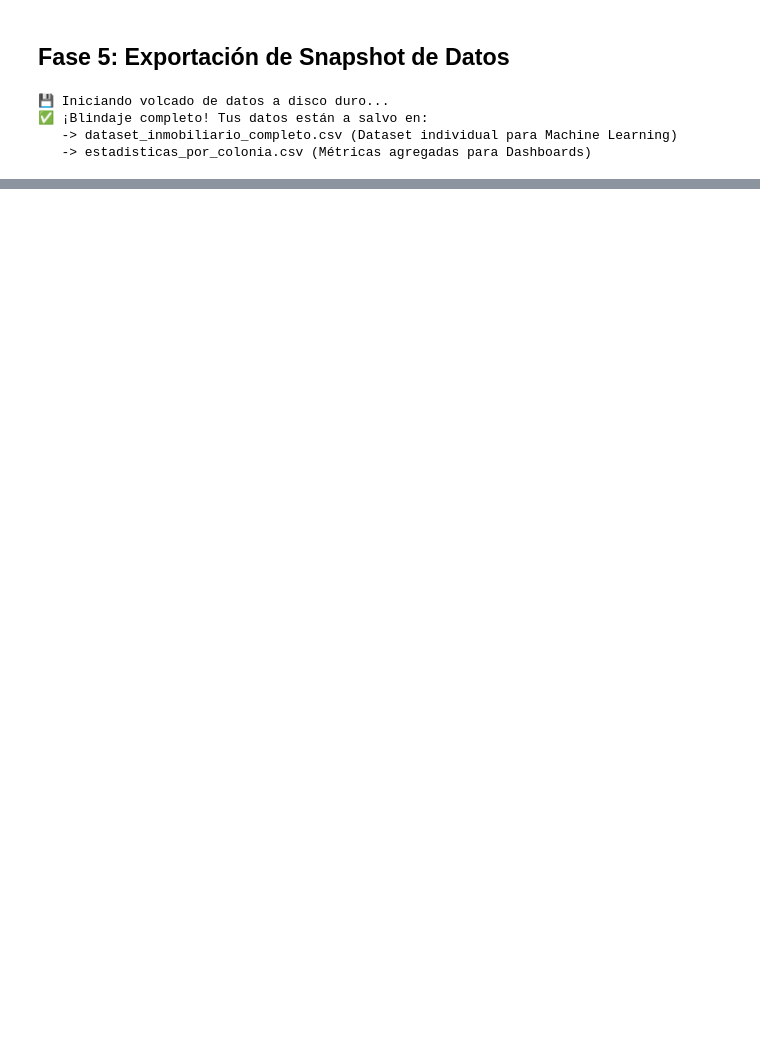
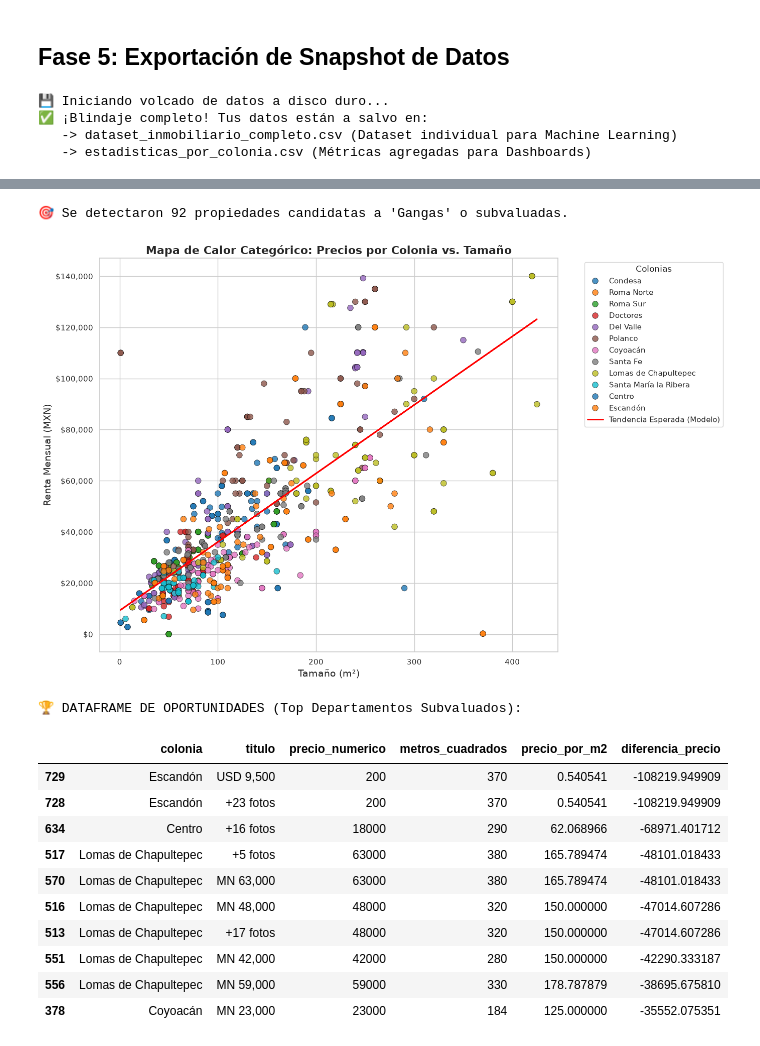
Before and after one commit to EduardoCarbajalM/scraper-inmobiliario, a Jupyter notebook: scraper_inmobiliario.ipynb, the cells around one changed output, grey strips where cells are left out. Drawn from its saved outputs; the diff is of its cells as text; code cells hidden in the pictures; blank space fills up the shorter version.

```diff
--- a/scraper_inmobiliario.ipynb
+++ b/scraper_inmobiliario.ipynb
@@ -441,0 +535,63 @@ print(f"   -> {archivo_stats} (Métricas agregadas para Dashboards)")
+# %%
+import seaborn as sns
+import matplotlib.pyplot as plt
+import numpy as np
+
+# 1. Filtramos outliers para asegurar la calidad de la regresión
+df_filtrado = df[(df['precio_numerico'] < 150000) & (df['metros_cuadrados'] < 500)].copy()
+
+# 2. Calculamos la línea de regresión teórica (Y_esperado = m * X + b)
+m, b = np.polyfit(df_filtrado['metros_cuadrados'], df_filtrado['precio_numerico'], 1)
+df_filtrado['precio_esperado'] = (m * df_filtrado['metros_cuadrados']) + b
+
+# 3. Definimos la "Gangas" (aquellos cuyo precio real es menor al esperado por el modelo)
+# Buscamos los que estén al menos 15,000 MXN por debajo de la línea de tendencia
+df_filtrado['diferencia_precio'] = df_filtrado['precio_numerico'] - df_filtrado['precio_esperado']
+gangas = df_filtrado[df_filtrado['diferencia_precio'] < -15000].sort_values(by='diferencia_precio', ascending=True)
+
+print(f"🎯 Se detectaron {len(gangas)} propiedades candidatas a 'Gangas' o subvaluadas.")
+
+# --- VISUALIZACIÓN MULTICOLOR ---
+plt.figure(figsize=(14, 9))
+sns.scatterplot(
+    data=df_filtrado,
+    x='metros_cuadrados',
+    y='precio_numerico',
+    hue='colonia', # ⬅️ Asigna un color único a cada colonia
+    palette='tab10', # Paleta de colores distinguible
+    alpha=0.8,
+    s=70,
+    edgecolor='black',
+    linewidth=0.5
+)
+
+# Dibujamos la línea de tendencia de referencia
+plt.plot(df_filtrado['metros_cuadrados'], df_filtrado['precio_esperado'], color='red', linewidth=2, label='Tendencia Esperada (Modelo)')
+
+plt.title('Mapa de Calor Categórico: Precios por Colonia vs. Tamaño', fontsize=16, fontweight='bold')
+plt.xlabel('Tamaño (m²)', fontsize=14)
+plt.ylabel('Renta Mensual (MXN)', fontsize=14)
+plt.gca().yaxis.set_major_formatter('${x:,.0f}')
+plt.legend(bbox_to_anchor=(1.05, 1), loc='upper left', title='Colonias')
+plt.tight_layout()
+plt.show()
+
+# --- TABLA APARTE DE LAS MEJORES OPORTUNIDADES ---
+print("\n🏆 DATAFRAME DE OPORTUNIDADES (Top Departamentos Subvaluados):")
+columnas_interes = ['colonia', 'titulo', 'precio_numerico', 'metros_cuadrados', 'precio_por_m2', 'diferencia_precio']
+display(gangas[columnas_interes].head(10))
+# %% [output]
+🎯 Se detectaron 92 propiedades candidatas a 'Gangas' o subvaluadas.
+[figure, added]
+🏆 DATAFRAME DE OPORTUNIDADES (Top Departamentos Subvaluados):
+|  | colonia | titulo | precio_numerico | metros_cuadrados | precio_por_m2 | diferencia_precio |
+| 729 | Escandón | USD 9,500 | 200 | 370 | 0.540541 | -108219.949909 |
+| 728 | Escandón | +23 fotos | 200 | 370 | 0.540541 | -108219.949909 |
+| 634 | Centro | +16 fotos | 18000 | 290 | 62.068966 | -68971.401712 |
+| 517 | Lomas de Chapultepec | +5 fotos | 63000 | 380 | 165.789474 | -48101.018433 |
+| 570 | Lomas de Chapultepec | MN 63,000 | 63000 | 380 | 165.789474 | -48101.018433 |
+| 516 | Lomas de Chapultepec | MN 48,000 | 48000 | 320 | 150.000000 | -47014.607286 |
+| 513 | Lomas de Chapultepec | +17 fotos | 48000 | 320 | 150.000000 | -47014.607286 |
+| 551 | Lomas de Chapultepec | MN 42,000 | 42000 | 280 | 150.000000 | -42290.333187 |
+| 556 | Lomas de Chapultepec | MN 59,000 | 59000 | 330 | 178.787879 | -38695.675810 |
+| 378 | Coyoacán | MN 23,000 | 23000 | 184 | 125.000000 | -35552.075351 |
```
Also changed, not shown: parts of 7 cells of this notebook, 4 other files.
